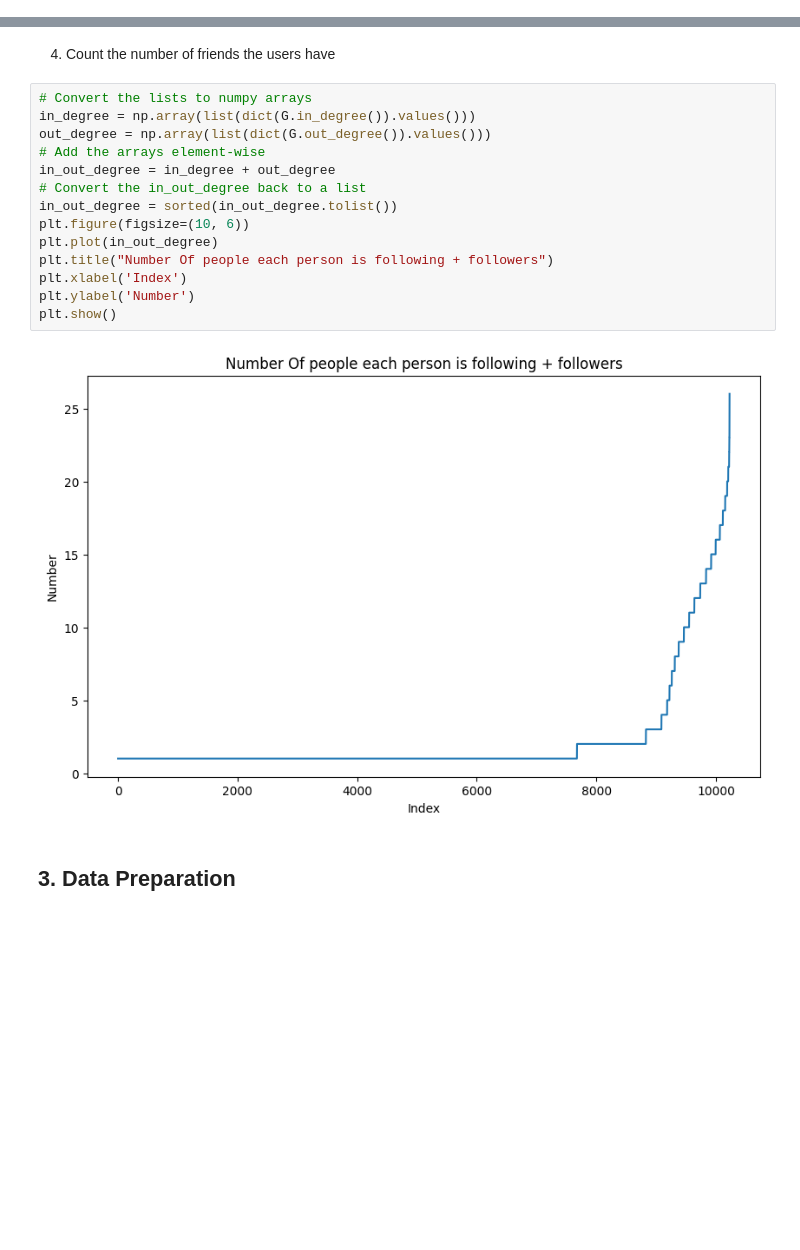
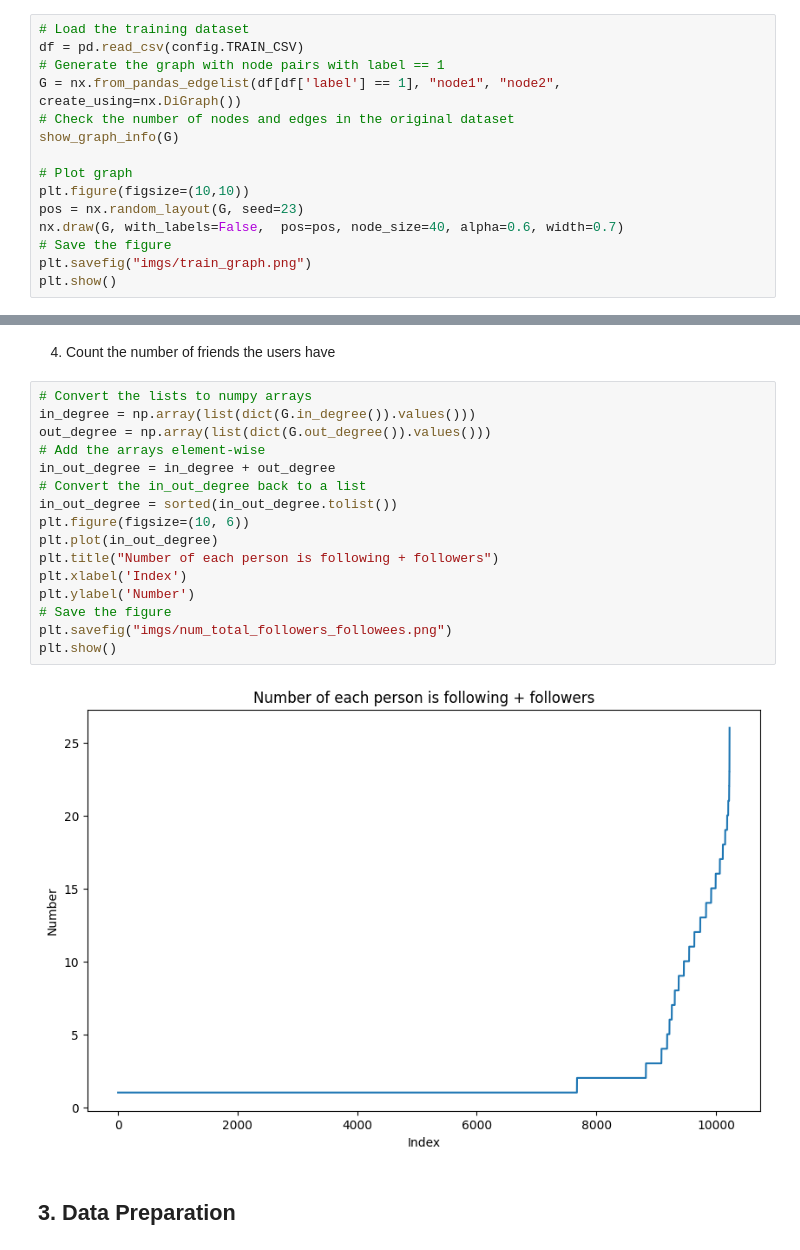
Before and after one commit to ghnmqdtg/link-prediction-on-node-pairs, a Jupyter notebook: link_prediction_neural_network.ipynb, the cells around one changed output, grey strips where cells are left out. Saved outputs shown, nothing was run; the diff lists cells and outputs as text; blank space fills up the shorter version.

Commit message:
Feat: Update file paths with `config.py`

```diff
--- a/link_prediction_neural_network.ipynb
+++ b/link_prediction_neural_network.ipynb
@@ -421,0 +407,15 @@ Average out-degree     0.52
+# %%
+# Load the training dataset
+df = pd.read_csv(config.TRAIN_CSV)
+# Generate the graph with node pairs with label == 1
+G = nx.from_pandas_edgelist(df[df['label'] == 1], "node1", "node2", create_using=nx.DiGraph())
+# Check the number of nodes and edges in the original dataset
+show_graph_info(G)
+
+# Plot graph
+plt.figure(figsize=(10,10))
+pos = nx.random_layout(G, seed=23)
+nx.draw(G, with_labels=False,  pos=pos, node_size=40, alpha=0.6, width=0.7)
+# Save the figure
+plt.savefig("imgs/train_graph.png")
+plt.show()
@@ -513,19 +519,21 @@ Number of persons with no followers:        4153  40.60%
 # %%
 # Convert the lists to numpy arrays
 in_degree = np.array(list(dict(G.in_degree()).values()))
 out_degree = np.array(list(dict(G.out_degree()).values()))
 # Add the arrays element-wise
 in_out_degree = in_degree + out_degree
 # Convert the in_out_degree back to a list
 in_out_degree = sorted(in_out_degree.tolist())
 plt.figure(figsize=(10, 6))
 plt.plot(in_out_degree)
-plt.title("Number Of people each person is following + followers")
+plt.title("Number of each person is following + followers")
 plt.xlabel('Index')
 plt.ylabel('Number')
+# Save the figure
+plt.savefig("imgs/num_total_followers_followees.png")
 plt.show()
 # %% [output]
-[figure, old version]
+[figure, new version]
 # %% [markdown]
 ## 3. Data Preparation
 # %% [markdown]
```
Also changed, not shown: parts of 22 cells of this notebook, 10 other files.
